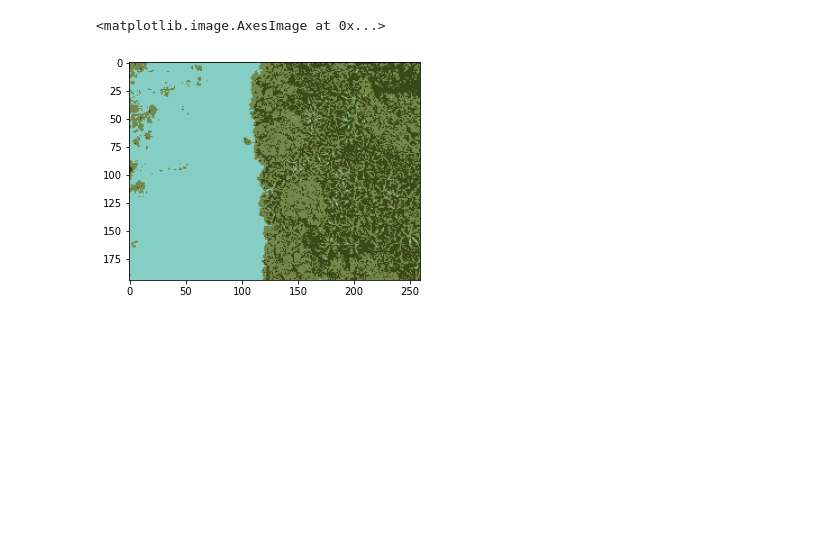
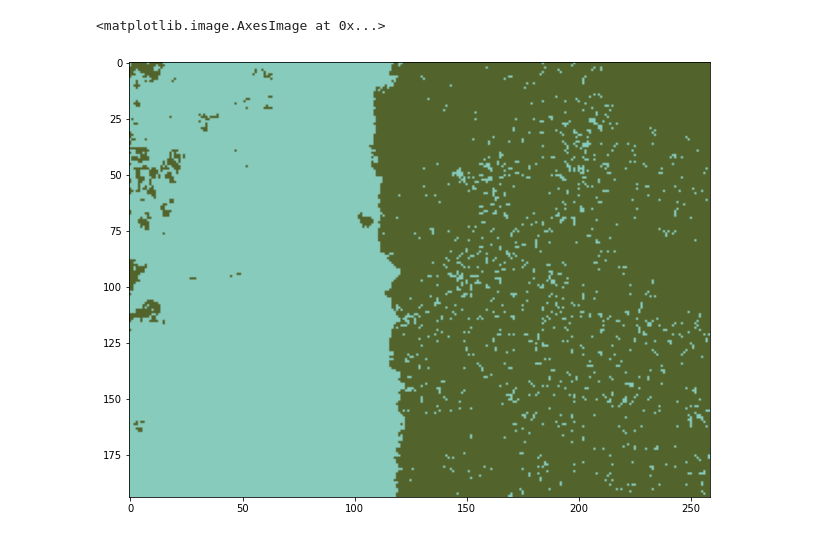
Before and after one commit to SOUMOJIT-CHAKRABORTY/Image-Processing, a Jupyter notebook: Fuzzy_cmeans.ipynb, the cells around one changed output. Drawn from its saved outputs; the diff is of its cells as text; code cells hidden in the pictures; blank space fills up the shorter version.

```diff
--- a/Fuzzy_cmeans.ipynb
+++ b/Fuzzy_cmeans.ipynb
@@ -17,7 +18,7 @@ plt.imshow(image)
 # %%
 X = image.reshape((-1,3))
 # %%
-fcm = FCM(n_clusters = 3)
+fcm = FCM(n_clusters = 2)
 fcm.fit(X)
 # %%
 labeled_X = fcm.predict(X)
@@ -25,10 +26,11 @@ transformed_X = fcm.centers[labeled_X]
 # %%
 segmented_image = transformed_X.reshape(image.shape)
 
 segmented_image = np.uint8(segmented_image)
 segmented_image.dtype
 
+plt.figure(figsize=(20,8))
 plt.imshow(segmented_image)
 # %% [output]
 <matplotlib.image.AxesImage at 0x...>
-[figure, old version]
+[figure, new version]
```
Also changed, not shown: parts of 1 cell of this notebook, 1 other file.
